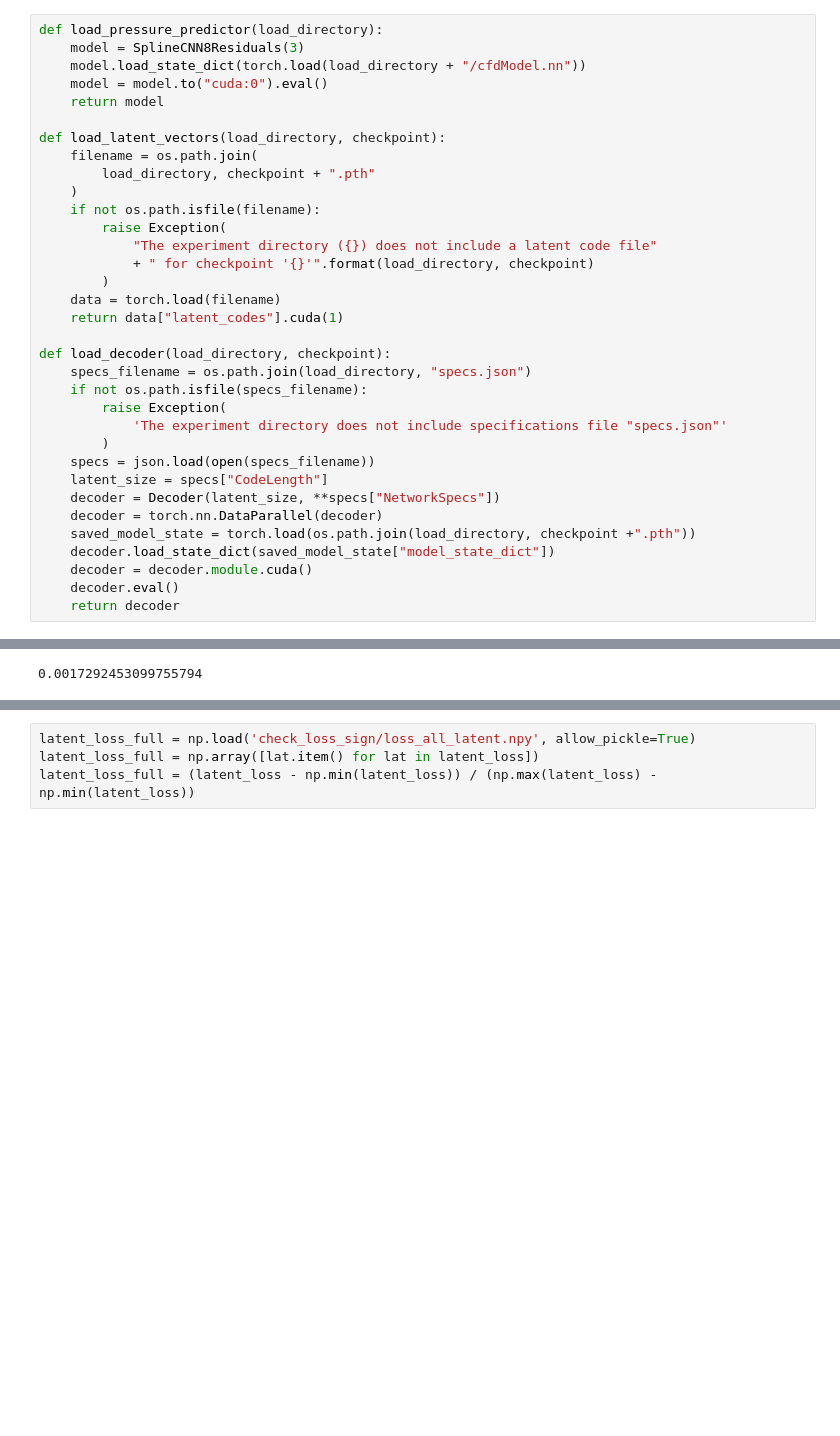
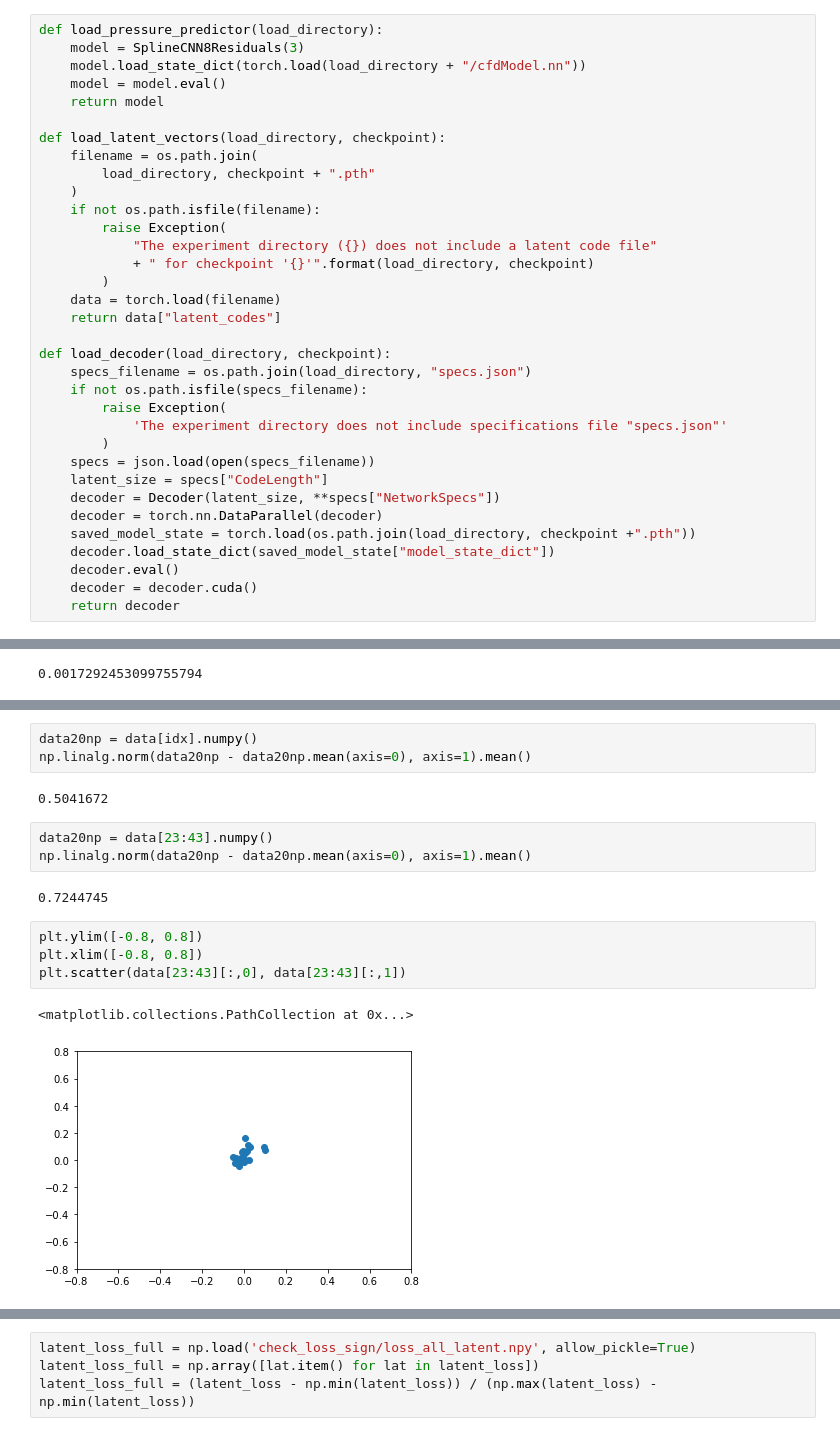
Before and after one commit to huajian1069/non-convex-optimisation, a Jupyter notebook: exploreLatentSpace.ipynb, the cells around one changed output, grey strips where cells are left out. Drawn from its saved outputs; the diff is of its cells as text; blank space fills up the shorter version.

```diff
--- a/exploreLatentSpace.ipynb
+++ b/exploreLatentSpace.ipynb
@@ -388,7 +388,7 @@ def get_trimesh_from_torch_geo_with_colors(mesh, preds, vmin=-8, vmax=8):
 def load_pressure_predictor(load_directory):
     model = SplineCNN8Residuals(3)
     model.load_state_dict(torch.load(load_directory + "/cfdModel.nn"))
-    model = model.to("cuda:0").eval()
+    model = model.eval()
     return model
 
 def load_latent_vectors(load_directory, checkpoint):
@@ -401,7 +401,7 @@ def load_latent_vectors(load_directory, checkpoint):
             + " for checkpoint '{}'".format(load_directory, checkpoint)
         )
     data = torch.load(filename)
-    return data["latent_codes"].cuda(1)
+    return data["latent_codes"]
 
 def load_decoder(load_directory, checkpoint):
     specs_filename = os.path.join(load_directory, "specs.json")
@@ -415,8 +415,8 @@ def load_decoder(load_directory, checkpoint):
     decoder = torch.nn.DataParallel(decoder)
     saved_model_state = torch.load(os.path.join(load_directory, checkpoint +".pth"))
     decoder.load_state_dict(saved_model_state["model_state_dict"])
-    decoder = decoder.module.cuda()
     decoder.eval()
+    decoder = decoder.cuda()
     return decoder
 # %%
 DIR_to_load_data = 'starting_data'
@@ -636,0 +702,17 @@ plt.colorbar(cax=cbar_ax)
+# %%
+data20np = data[idx].numpy()
+np.linalg.norm(data20np - data20np.mean(axis=0), axis=1).mean()
+# %% [output]
+0.5041672
+# %%
+data20np = data[23:43].numpy()
+np.linalg.norm(data20np - data20np.mean(axis=0), axis=1).mean()
+# %% [output]
+0.7244745
+# %%
+plt.ylim([-0.8, 0.8])
+plt.xlim([-0.8, 0.8])
+plt.scatter(data[23:43][:,0], data[23:43][:,1])
+# %% [output]
+<matplotlib.collections.PathCollection at 0x...>
+[figure, added]
```
Also changed, not shown: parts of 20 cells of this notebook, 1 other file.
